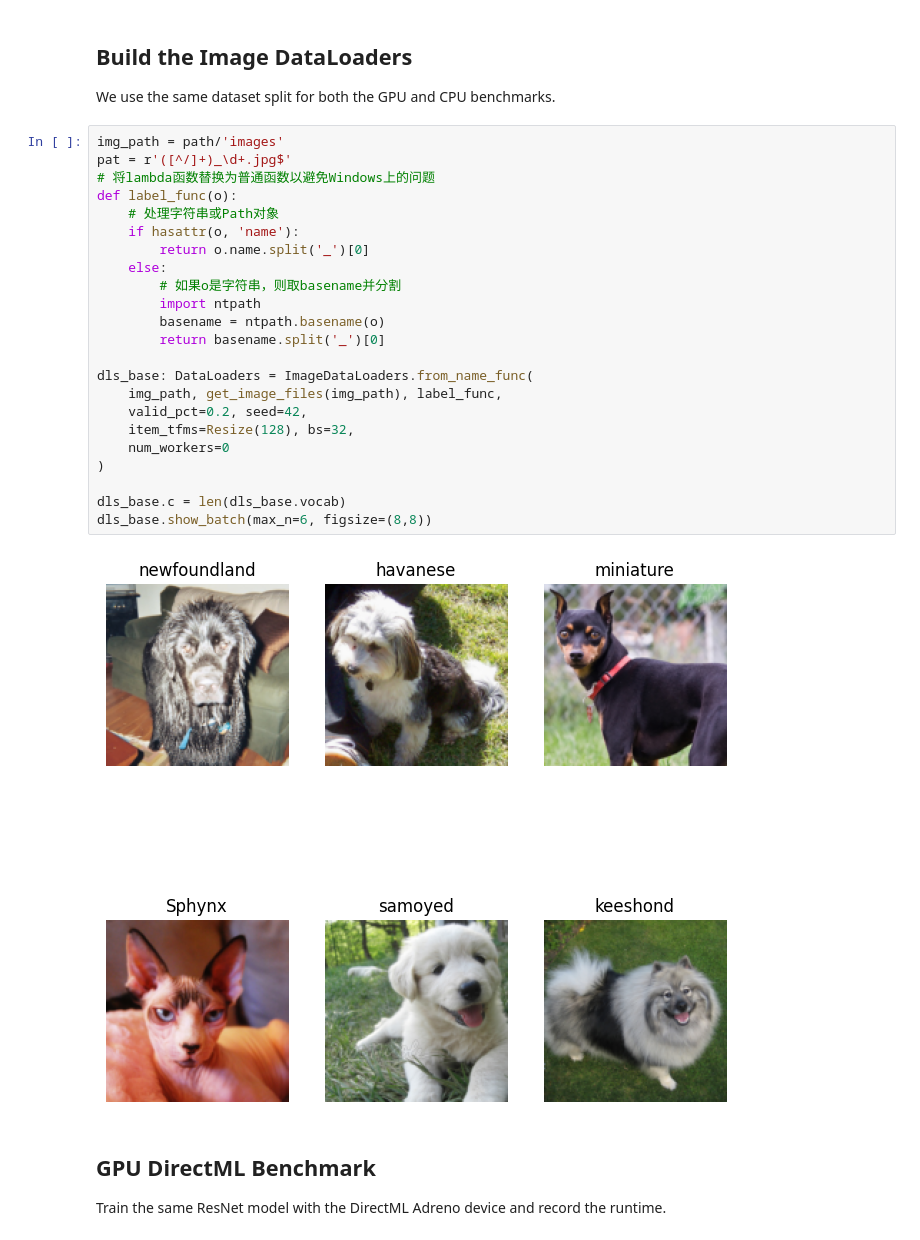
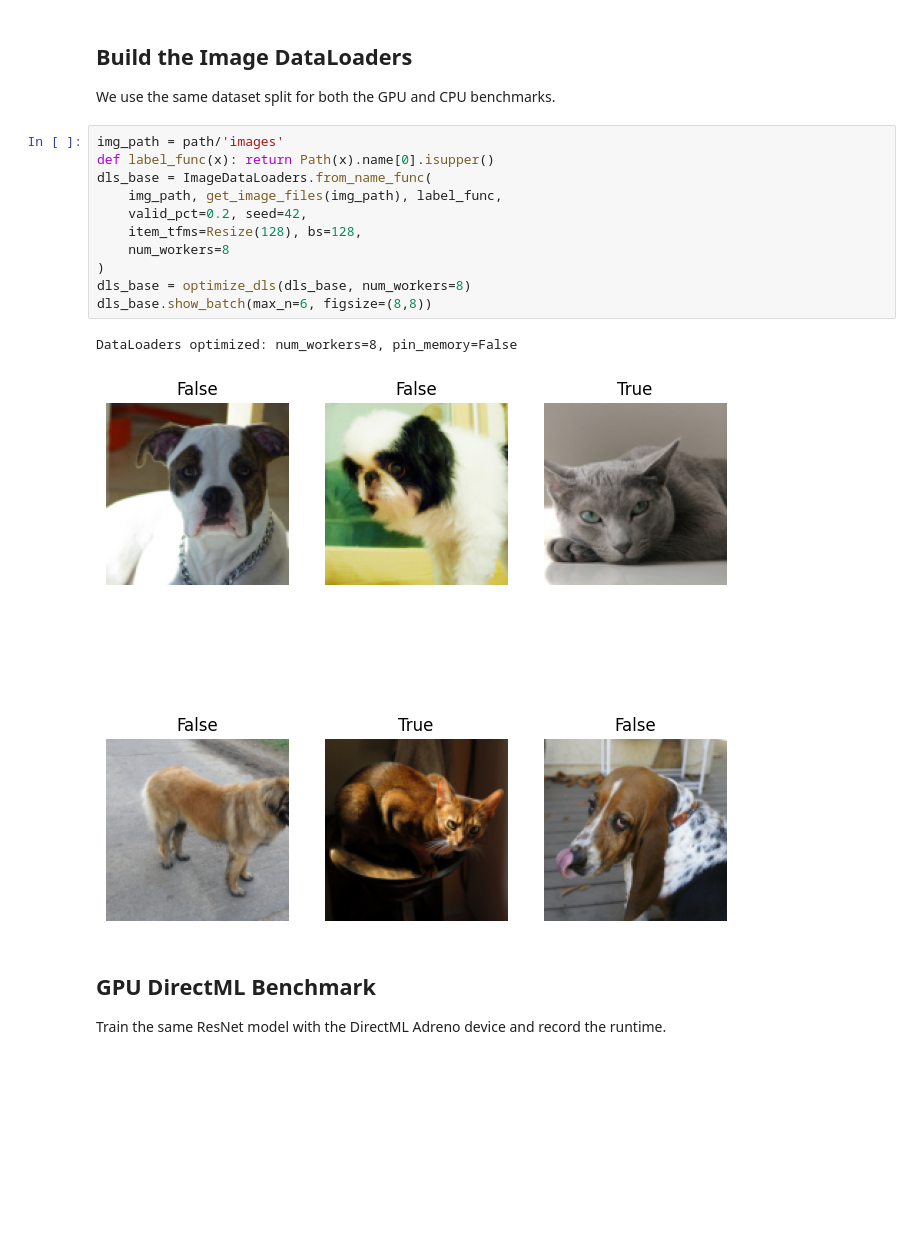
Before and after one commit to SultaniSaid/practical-deep-learning-consumer-gpu, a Jupyter notebook: lesson1_gpu_vs_cpu.ipynb, the cells around one changed output. Cells and saved outputs as stored; diff of their text form; blank space fills up the shorter version.

```diff
--- a/lesson1_gpu_vs_cpu.ipynb
+++ b/lesson1_gpu_vs_cpu.ipynb
@@ -36,29 +40,18 @@ Images folder exists: True
 We use the same dataset split for both the GPU and CPU benchmarks.
 # %%
 img_path = path/'images'
-pat = r'([^/]+)_\d+.jpg$'
-# 将lambda函数替换为普通函数以避免Windows上的问题
-def label_func(o):
-    # 处理字符串或Path对象
-    if hasattr(o, 'name'):
-        return o.name.split('_')[0]
-    else:
-        # 如果o是字符串，则取basename并分割
-        import ntpath
-        basename = ntpath.basename(o)
-        return basename.split('_')[0]
-
-dls_base: DataLoaders = ImageDataLoaders.from_name_func(
+def label_func(x): return Path(x).name[0].isupper()
+dls_base = ImageDataLoaders.from_name_func(
     img_path, get_image_files(img_path), label_func,
     valid_pct=0.2, seed=42,
-    item_tfms=Resize(128), bs=32,
-    num_workers=0
+    item_tfms=Resize(128), bs=128,
+    num_workers=8
 )
-
-dls_base.c = len(dls_base.vocab)
+dls_base = optimize_dls(dls_base, num_workers=8)
 dls_base.show_batch(max_n=6, figsize=(8,8))
 # %% [output]
+DataLoaders optimized: num_workers=8, pin_memory=False
-[figure, old version]
+[figure, new version]
 # %% [markdown]
 ## GPU DirectML Benchmark
 
```
Also changed, not shown: parts of 8 cells of this notebook, 14 other files.
